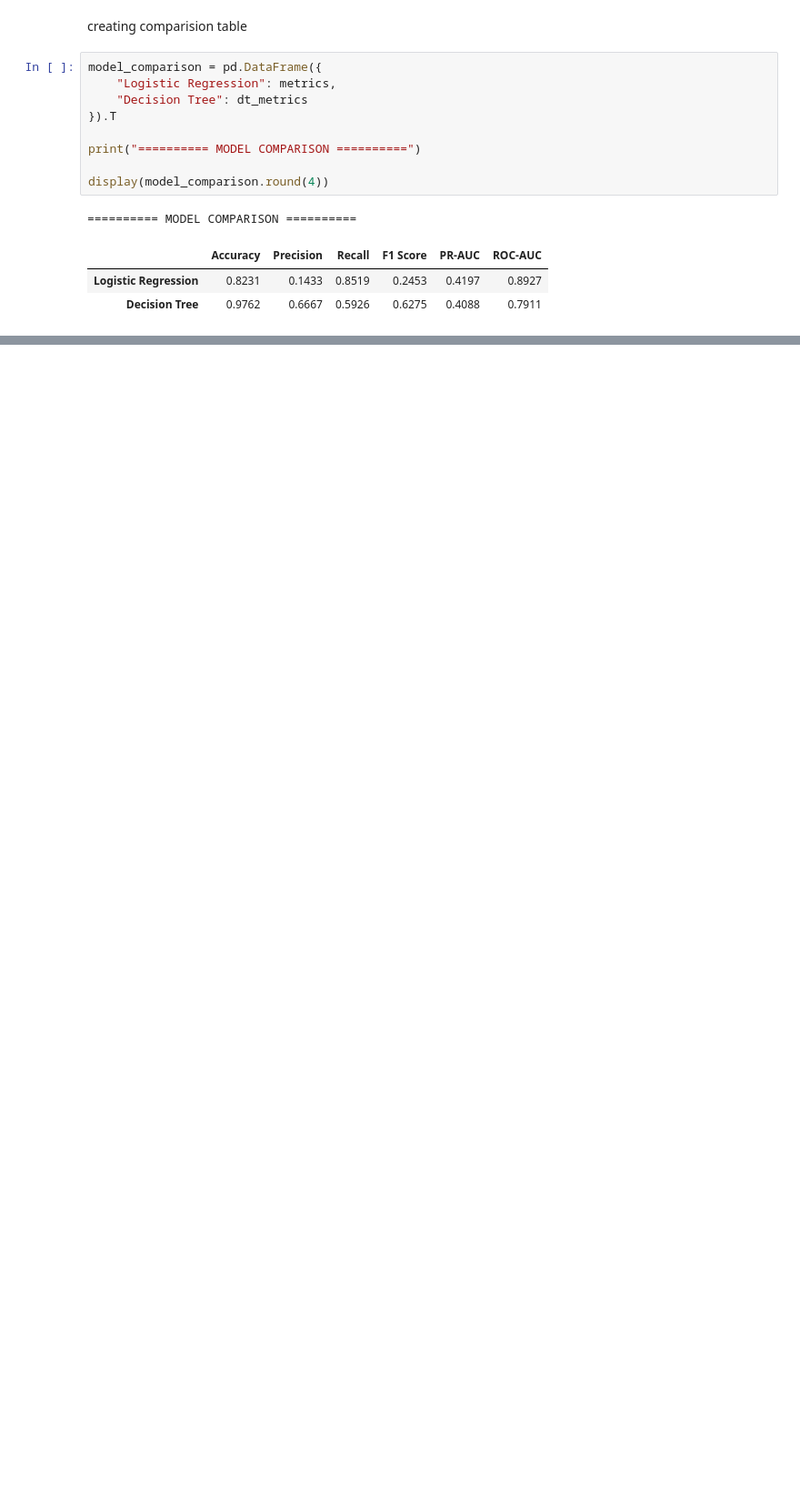
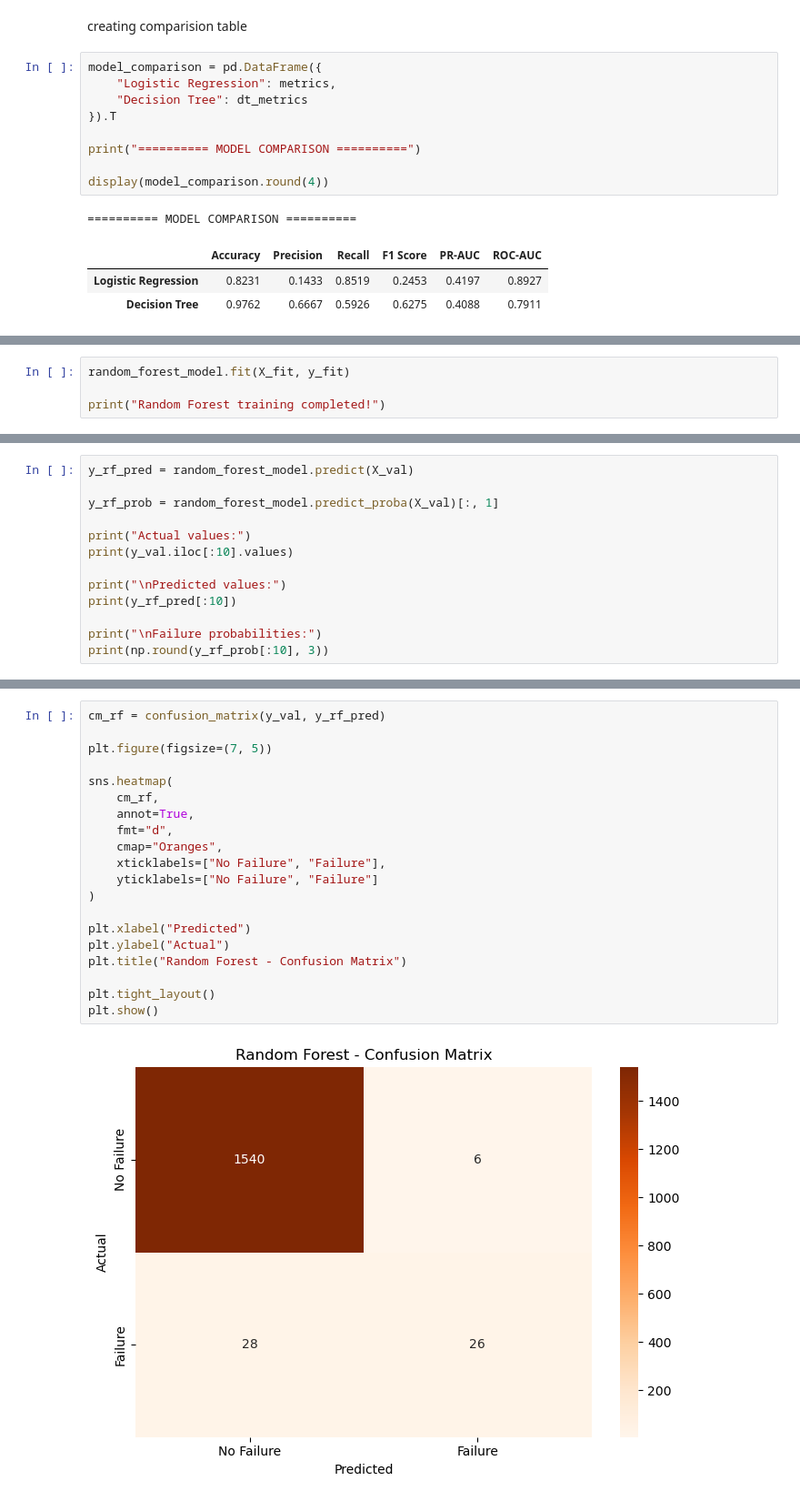
Before and after one commit to hitmanp007/Predictive-Maintenance-Intelligence-Platform, a Jupyter notebook: model_development.ipynb, the cells around one changed output, grey strips where cells are left out. Shown at 91% size. Saved outputs shown, nothing was run; the diff lists cells and outputs as text; blank space fills up the shorter version.

Commit message:
added random forest model

```diff
--- a/model_development.ipynb
+++ b/model_development.ipynb
@@ -492,0 +519,4 @@ display(model_comparison.round(4))
+# %%
+random_forest_model.fit(X_fit, y_fit)
+
+print("Random Forest training completed!")
@@ -492,0 +527,13 @@ display(model_comparison.round(4))
+# %%
+y_rf_pred = random_forest_model.predict(X_val)
+
+y_rf_prob = random_forest_model.predict_proba(X_val)[:, 1]
+
+print("Actual values:")
+print(y_val.iloc[:10].values)
+
+print("\nPredicted values:")
+print(y_rf_pred[:10])
+
+print("\nFailure probabilities:")
+print(np.round(y_rf_prob[:10], 3))
@@ -492,0 +575,22 @@ display(model_comparison.round(4))
+# %%
+cm_rf = confusion_matrix(y_val, y_rf_pred)
+
+plt.figure(figsize=(7, 5))
+
+sns.heatmap(
+    cm_rf,
+    annot=True,
+    fmt="d",
+    cmap="Oranges",
+    xticklabels=["No Failure", "Failure"],
+    yticklabels=["No Failure", "Failure"]
+)
+
+plt.xlabel("Predicted")
+plt.ylabel("Actual")
+plt.title("Random Forest - Confusion Matrix")
+
+plt.tight_layout()
+plt.show()
+# %% [output]
+[figure, added]
```
Also changed, not shown: parts of 19 cells of this notebook.
